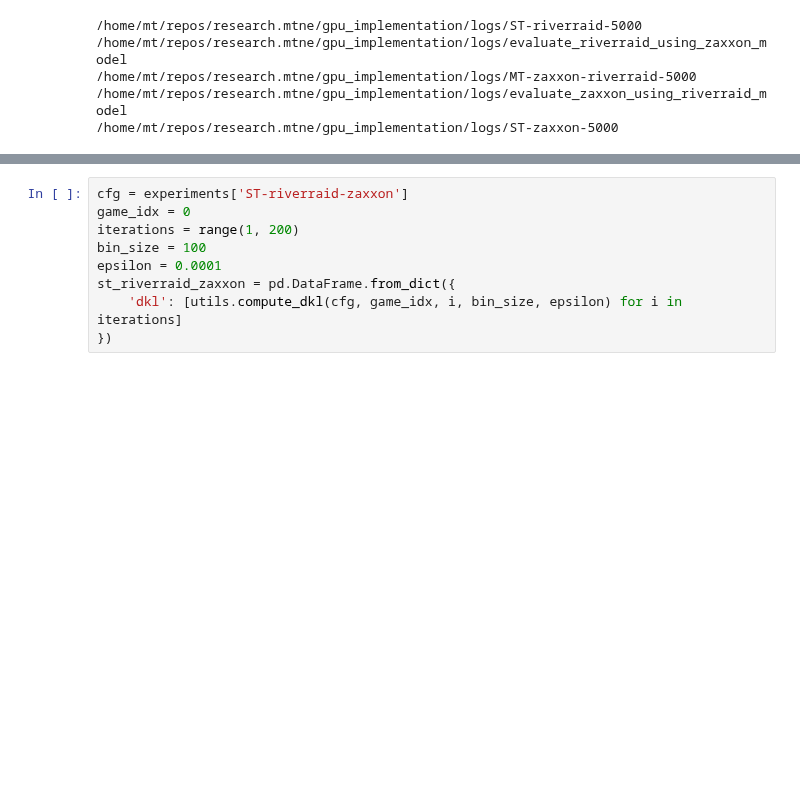
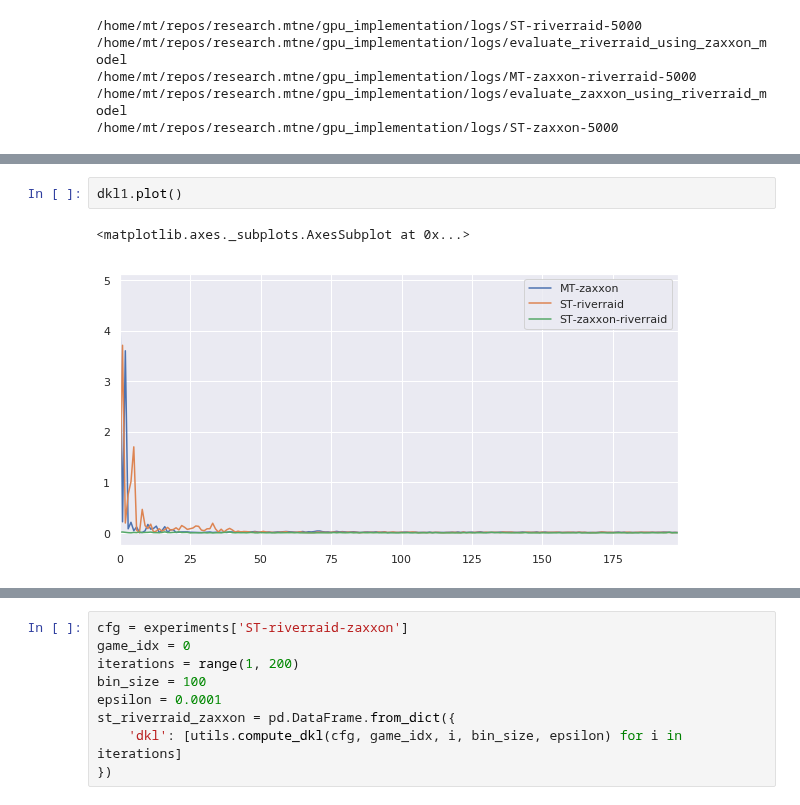
Before and after one commit to deyandyankov/research.mtne, a Jupyter notebook: gpu_implementation/analysis/DKL.ipynb, the cells around one changed output, grey strips where cells are left out. Drawn from its saved outputs; the diff is of its cells as text; blank space fills up the shorter version.

```diff
--- a/gpu_implementation/analysis/DKL.ipynb
+++ b/gpu_implementation/analysis/DKL.ipynb
@@ -73,0 +70,5 @@ dkl_game_idx1 = pd.DataFrame.from_dict({
+# %%
+dkl1.plot()
+# %% [output]
+<matplotlib.axes._subplots.AxesSubplot at 0x...>
+[figure, added]
```
Also changed, not shown: parts of 15 cells of this notebook, 3 other files.
